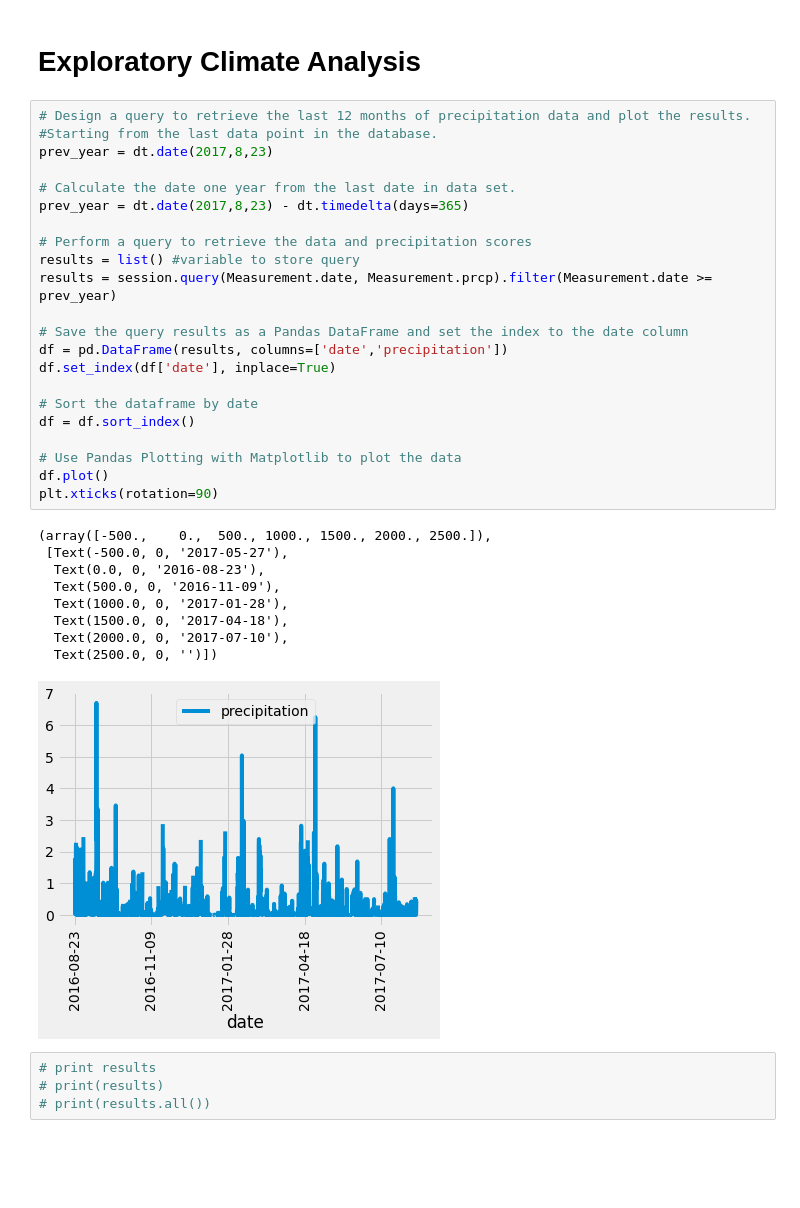
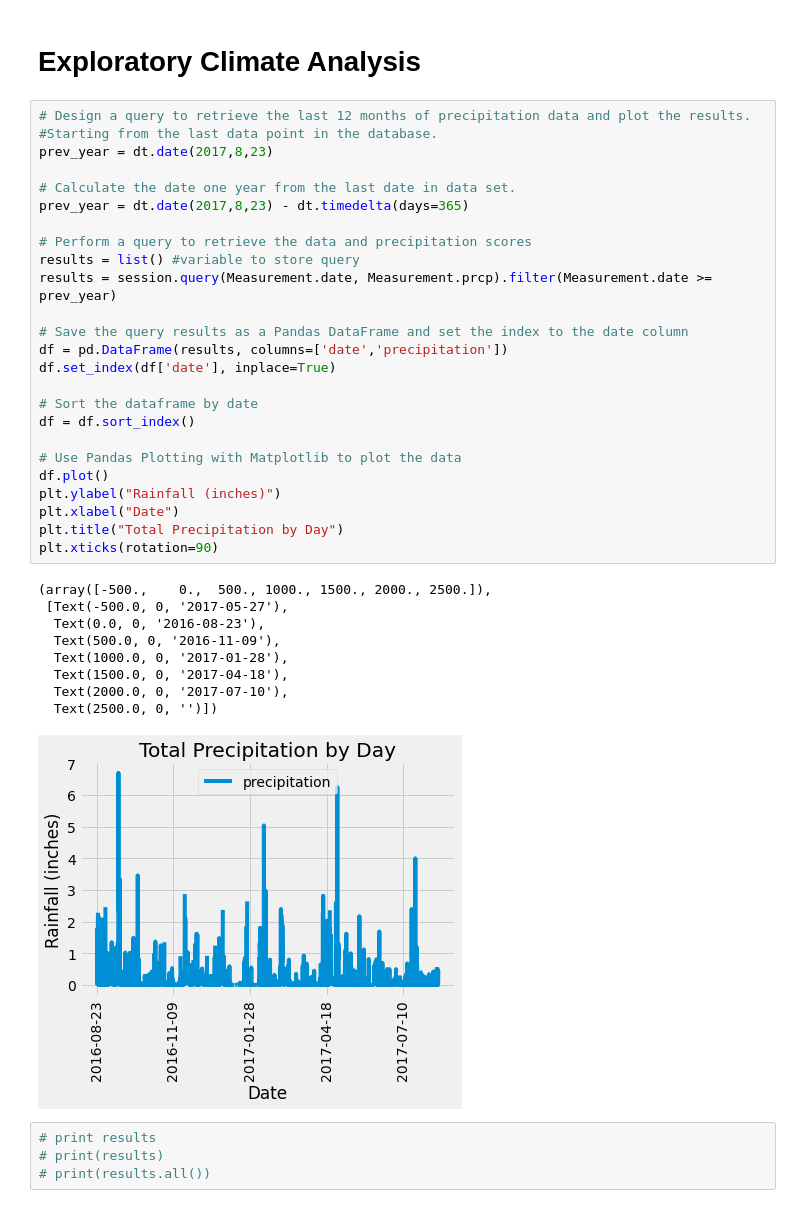
Before and after one commit to m-miley/surfs_up, a Jupyter notebook: climate_analysis.ipynb, the cells around one changed output. Drawn from its saved outputs; the diff is of its cells as text; blank space fills up the shorter version.

```diff
--- a/climate_analysis.ipynb
+++ b/climate_analysis.ipynb
@@ -64,34 +64,37 @@ elevation
 # Design a query to retrieve the last 12 months of precipitation data and plot the results.
 #Starting from the last data point in the database.
 prev_year = dt.date(2017,8,23)
 
 # Calculate the date one year from the last date in data set.
 prev_year = dt.date(2017,8,23) - dt.timedelta(days=365)
 
 # Perform a query to retrieve the data and precipitation scores
 results = list() #variable to store query
 results = session.query(Measurement.date, Measurement.prcp).filter(Measurement.date >= prev_year)
 
 # Save the query results as a Pandas DataFrame and set the index to the date column
 df = pd.DataFrame(results, columns=['date','precipitation'])
 df.set_index(df['date'], inplace=True)
 
 # Sort the dataframe by date
 df = df.sort_index()
 
 # Use Pandas Plotting with Matplotlib to plot the data
 df.plot()
+plt.ylabel("Rainfall (inches)")
+plt.xlabel("Date")
+plt.title("Total Precipitation by Day")
 plt.xticks(rotation=90)
 # %% [output]
 (array([-500.,    0.,  500., 1000., 1500., 2000., 2500.]),
  [Text(-500.0, 0, '2017-05-27'),
   Text(0.0, 0, '2016-08-23'),
   Text(500.0, 0, '2016-11-09'),
   Text(1000.0, 0, '2017-01-28'),
   Text(1500.0, 0, '2017-04-18'),
   Text(2000.0, 0, '2017-07-10'),
   Text(2500.0, 0, '')])
-[figure, old version]
+[figure, new version]
 # %%
 # print results
 # print(results)
```
Also changed, not shown: parts of 3 cells of this notebook.
